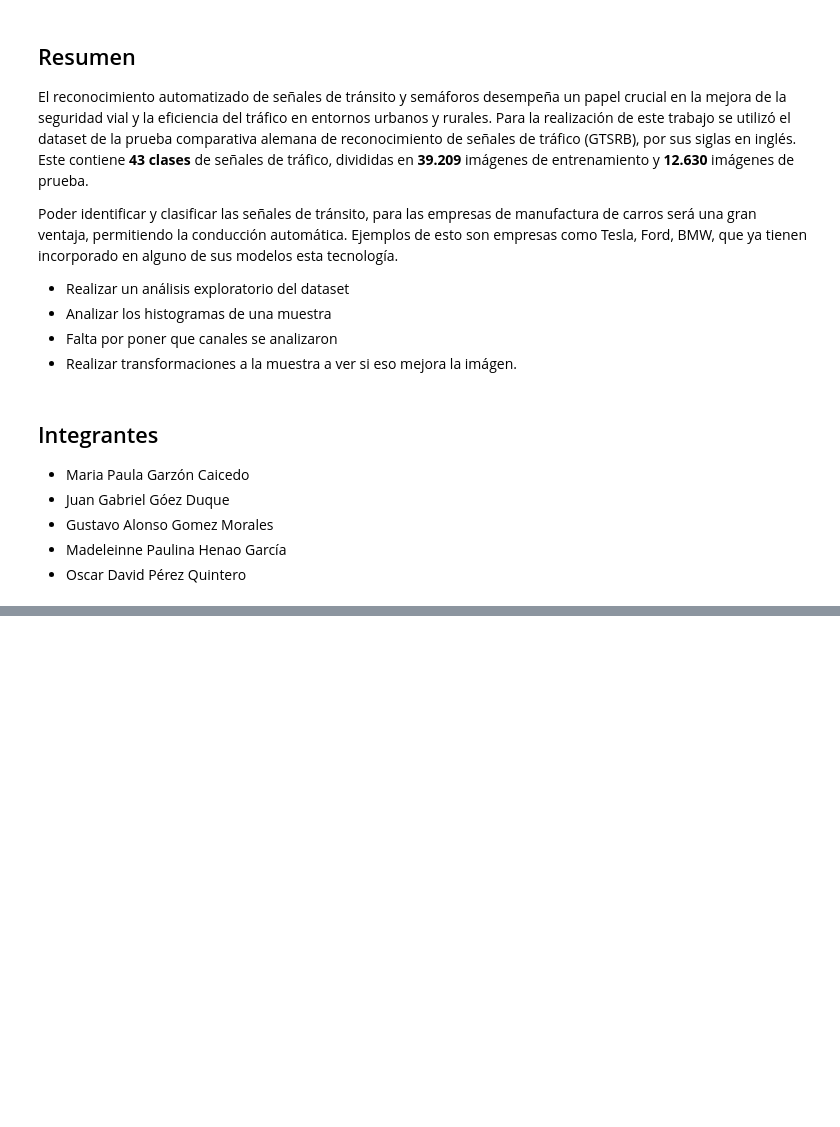
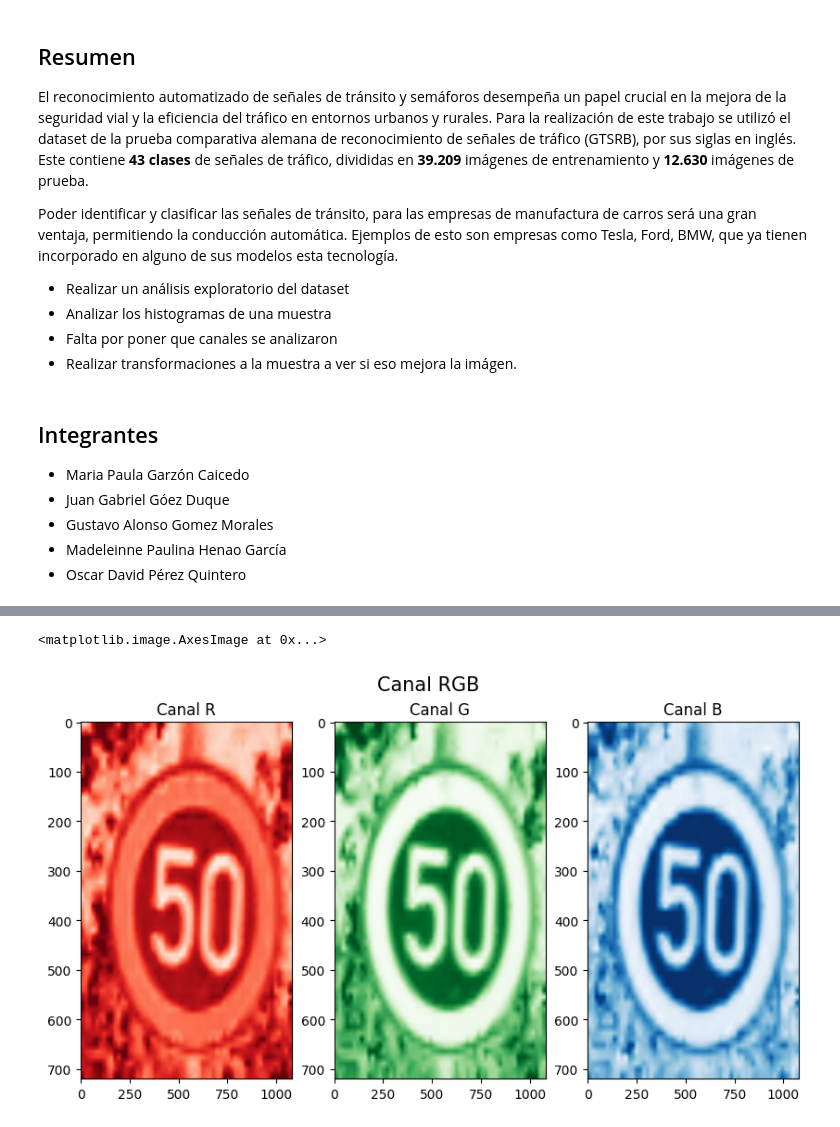
Before and after one commit to madeleinnehenao/VisionArtificialProyecto, a Jupyter notebook: proyecto_final.ipynb, the cells around one changed output, grey strips where cells are left out. Cells and saved outputs as stored; diff of their text form; code cells hidden in the pictures; blank space fills up the shorter version.

```diff
--- a/proyecto_final.ipynb
+++ b/proyecto_final.ipynb
@@ -97,0 +25,30 @@ plt.show()
+# %%
+#Creamos una función para leer las imágenes y pasarlas a RGB
+def imgRead(file):
+  img = cv2.imread(file)
+  img = cv2.resize(img,(1080,720))
+  img = cv2.cvtColor(img,cv2.COLOR_BGR2RGB)
+  return img
+
+imgRGB = imgRead("Dataset/Test/00034.png")
+# %%
+#Separamos cada capa del canal RGB
+imgRed = imgRGB[:,:,0]
+imgGreen = imgRGB[:,:,1]
+imgBlue = imgRGB[:,:,2]
+
+fig, axes = plt.subplots(1,3,figsize=(10,5))
+fig.suptitle("Canal RGB", fontsize=15)
+ax1, ax2, ax3 = axes.ravel()
+
+ax1.set_title("Canal R")
+ax1.imshow(imgRed, cmap="Reds",aspect='auto')
+
+ax2.set_title("Canal G")
+ax2.imshow(imgGreen, cmap="Greens",aspect='auto')
+
+ax3.set_title("Canal B")
+ax3.imshow(imgBlue, cmap="Blues",aspect='auto')
+# %% [output]
+<matplotlib.image.AxesImage at 0x...>
+[figure, added]
```
Also changed, not shown: parts of 6 cells of this notebook.
